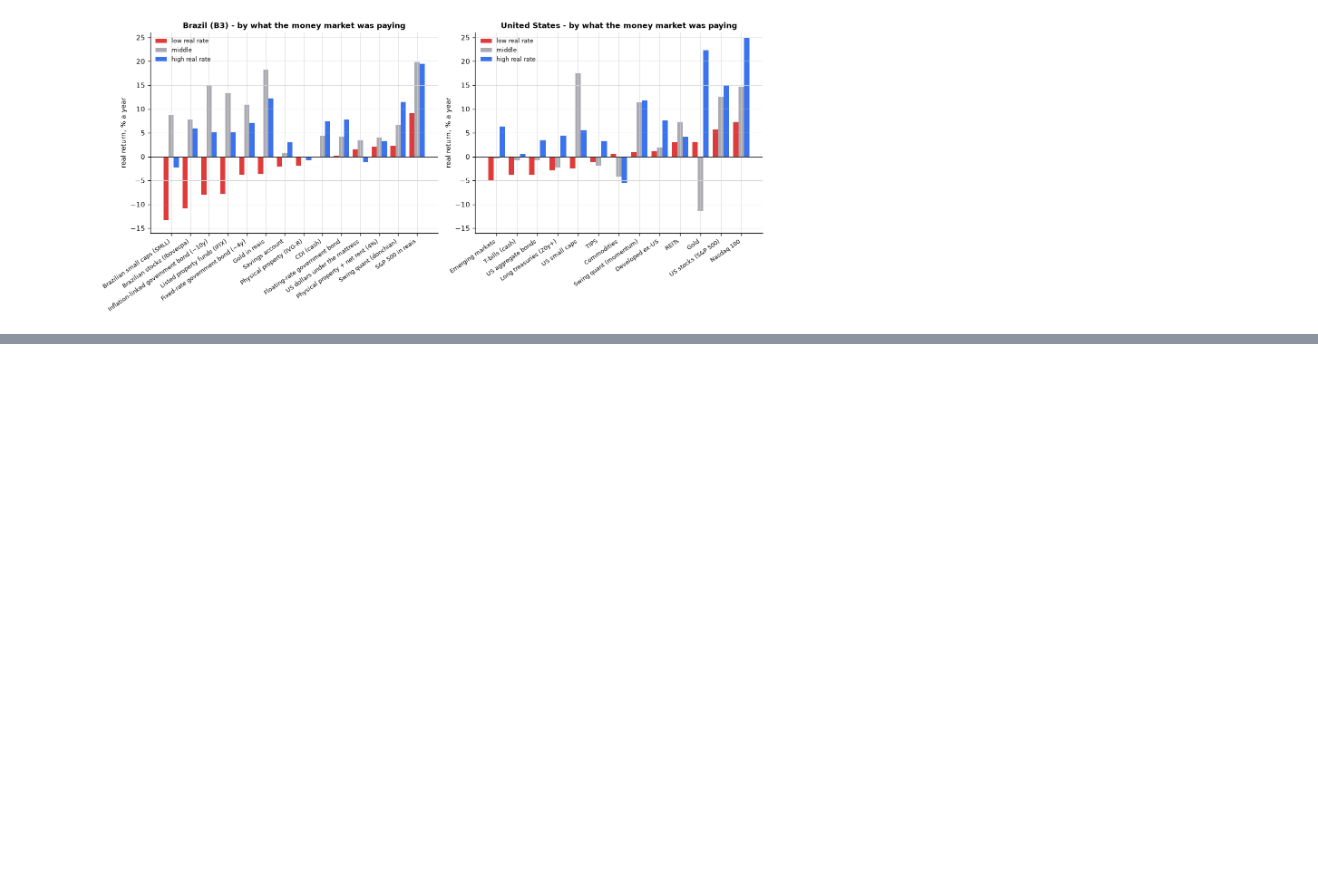
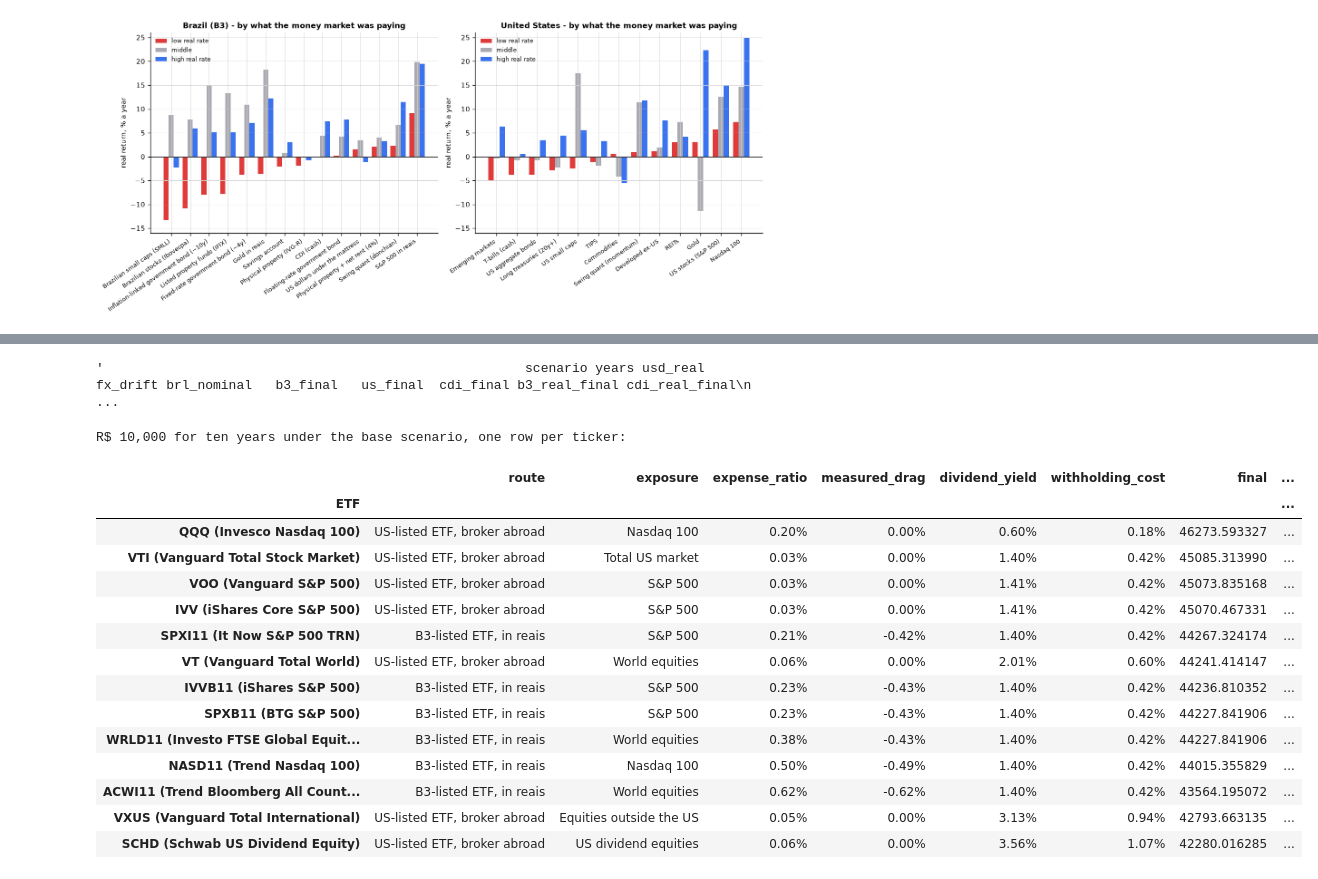
Before and after one commit to jeffev/swing-quant, a Jupyter notebook: notebooks/swing_vs_investing.ipynb, the cells around one changed output, grey strips where cells are left out. Drawn from its saved outputs; the diff is of its cells as text; code cells hidden in the pictures; blank space fills up the shorter version.

```diff
--- a/notebooks/swing_vs_investing.ipynb
+++ b/notebooks/swing_vs_investing.ipynb
@@ -1588,0 +1827,52 @@ plt.show()
+# %%
+OUTLOOKS = E.default_outlooks(RATES, PARITY["excess"])
+FORWARD = E.forward_table(OUTLOOKS, horizons=(5, 10, 20), dividend_yield=0.014, wrapper_drag=DRAG)
+show = FORWARD[
+    ["scenario", "years", "usd_real", "fx_drift", "brl_nominal"]
+    + ["b3_final", "us_final", "cdi_final", "b3_real_final", "cdi_real_final"]
+]
+cols = ["scenario", "years", "b3_final", "us_final", "cdi_final", "b3_real_final", "cdi_real_final"]
+display(E.fmt(show).to_string(index=False))
+
+DRAGS = {
+    next(k for k, v in VEHICLES.items() if v.vehicle.label == row["b3"]): row["wrapper_drag"]
+    for _, row in MATURE.iterrows()
+}
+YIELDS = E.dividend_yields(VEHICLES)
+BASE = OUTLOOKS[1]
+PER_ETF = E.vehicle_forward(VEHICLES, BASE, 10, DRAGS, YIELDS, default_drag=DRAG)
+EQUITY = PER_ETF[PER_ETF["exposure"] != "US bonds"]
+print("\nR$ 10,000 for ten years under the base scenario, one row per ticker:")
+display(
+    EQUITY[
+        [
+            "route",
+            "exposure",
+            "expense_ratio",
+            "measured_drag",
+            "dividend_yield",
+            "withholding_cost",
+            "final",
+            "real_final",
+            "net_cagr",
+        ]
+    ].pipe(E.fmt)
+)
+# %% [output]
+'                                                      scenario years usd_real fx_drift brl_nominal   b3_final   us_final  cdi_final b3_real_final cdi_real_final\n                                      ...
+R$ 10,000 for ten years under the base scenario, one row per ticker:
+|  | route | exposure | expense_ratio | measured_drag | dividend_yield | withholding_cost | final | ... |
+| ETF |  |  |  |  |  |  |  | ... |
+| QQQ (Invesco Nasdaq 100) | US-listed ETF, broker abroad | Nasdaq 100 | 0.20% | 0.00% | 0.60% | 0.18% | 46273.593327 | ... |
+| VTI (Vanguard Total Stock Market) | US-listed ETF, broker abroad | Total US market | 0.03% | 0.00% | 1.40% | 0.42% | 45085.313990 | ... |
+| VOO (Vanguard S&P 500) | US-listed ETF, broker abroad | S&P 500 | 0.03% | 0.00% | 1.41% | 0.42% | 45073.835168 | ... |
+| IVV (iShares Core S&P 500) | US-listed ETF, broker abroad | S&P 500 | 0.03% | 0.00% | 1.41% | 0.42% | 45070.467331 | ... |
+| SPXI11 (It Now S&P 500 TRN) | B3-listed ETF, in reais | S&P 500 | 0.21% | -0.42% | 1.40% | 0.42% | 44267.324174 | ... |
+| VT (Vanguard Total World) | US-listed ETF, broker abroad | World equities | 0.06% | 0.00% | 2.01% | 0.60% | 44241.414147 | ... |
+| IVVB11 (iShares S&P 500) | B3-listed ETF, in reais | S&P 500 | 0.23% | -0.43% | 1.40% | 0.42% | 44236.810352 | ... |
+| SPXB11 (BTG S&P 500) | B3-listed ETF, in reais | S&P 500 | 0.23% | -0.43% | 1.40% | 0.42% | 44227.841906 | ... |
+| WRLD11 (Investo FTSE Global Equit... | B3-listed ETF, in reais | World equities | 0.38% | -0.43% | 1.40% | 0.42% | 44227.841906 | ... |
+| NASD11 (Trend Nasdaq 100) | B3-listed ETF, in reais | Nasdaq 100 | 0.50% | -0.49% | 1.40% | 0.42% | 44015.355829 | ... |
+| ACWI11 (Trend Bloomberg All Count... | B3-listed ETF, in reais | World equities | 0.62% | -0.62% | 1.40% | 0.42% | 43564.195072 | ... |
+| VXUS (Vanguard Total International) | US-listed ETF, broker abroad | Equities outside the US | 0.05% | 0.00% | 3.13% | 0.94% | 42793.663135 | ... |
+| SCHD (Schwab US Dividend Equity) | US-listed ETF, broker abroad | US dividend equities | 0.06% | 0.00% | 3.56% | 1.07% | 42280.016285 | ... |
```
Also changed, not shown: parts of 17 cells of this notebook, 5 other files.
